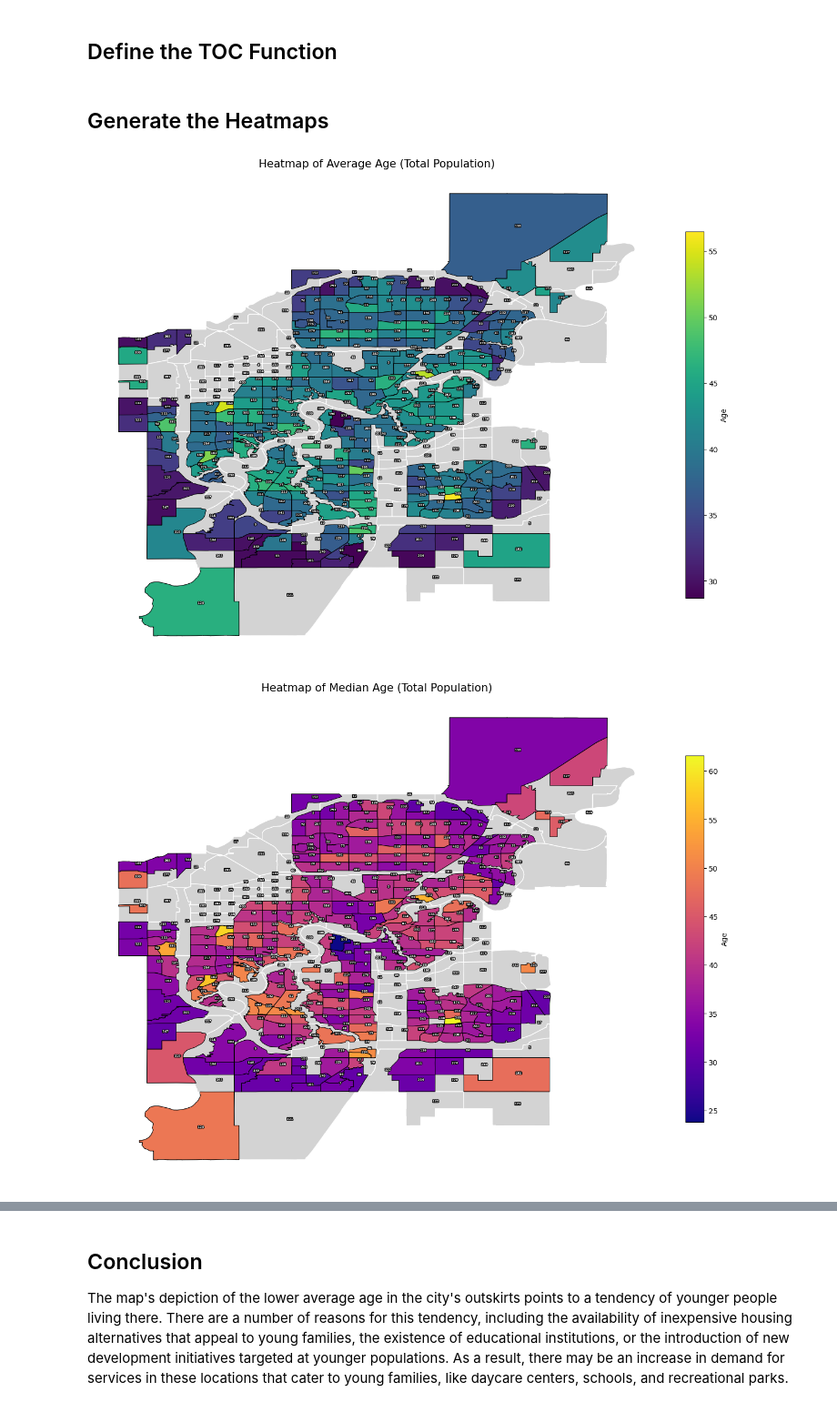
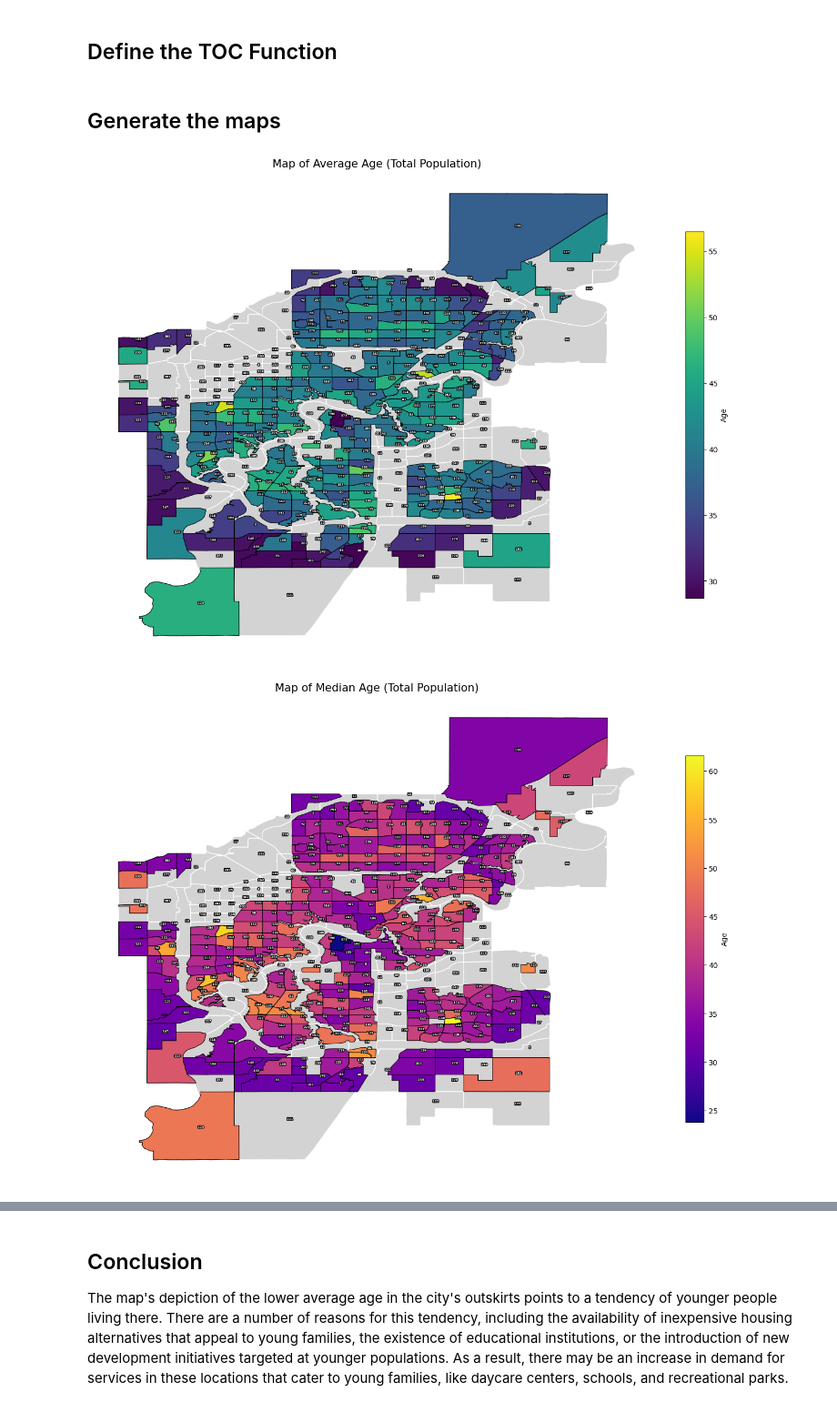
Before and after one commit to paudeldeepak/Neighbourhood-Level-Federal-Census-Data-Analysis, a Jupyter notebook: Jupyter Notebooks/age_location_map.ipynb, the cells around one changed output, grey strips where cells are left out. Shown at 91% size. Saved outputs shown, nothing was run; the diff lists cells and outputs as text; code cells hidden in the pictures.

```diff
--- a/Jupyter Notebooks/age_location_heatmap.ipynb
+++ b/Jupyter Notebooks/age_location_map.ipynb
@@ -56,5 +56,5 @@ median_age_gdf = merged_gdf[(merged_gdf['Gender'] == 'Total') & (merged_gdf['Cha
 # %%
-def create_heatmap(base_gdf, overlay_gdf, title, value_column, cmap='viridis'):
+def create_map(base_gdf, overlay_gdf, title, value_column, cmap='viridis'):
 
     base_gdf['number'] = base_gdf['neighbourhood_name'].factorize()[0] + 1
 
@@ -111,19 +111,19 @@ def create_toc_plot(base_gdf):
     plt.tight_layout()
     plt.show()
 # %% [markdown]
-## Generate the Heatmaps
+## Generate the maps
 # %%
 # Create a heatmap with numbers for the Average Age of the Population
-create_heatmap(gdf, avg_age_gdf, 'Heatmap of Average Age (Total Population)', 'Value', cmap='viridis')
+create_map(gdf, avg_age_gdf, 'Map of Average Age (Total Population)', 'Value', cmap='viridis')
 
 # Create a heatmap with numbers for the median Age of the Population
-create_heatmap(gdf, median_age_gdf, 'Heatmap of Median Age (Total Population)', 'Value', cmap='plasma')
+create_map(gdf, median_age_gdf, 'Map of Median Age (Total Population)', 'Value', cmap='plasma')
 
 # generate TOC
 create_toc_plot(gdf)
 # %% [output]
-[figure, old version]
+[figure, new version]
-[figure, old version]
+[figure, new version]
 [figure]
 # %% [markdown]
 ## Conclusion
```
Also changed, not shown: parts of 1 cell of this notebook, 1 other file.
